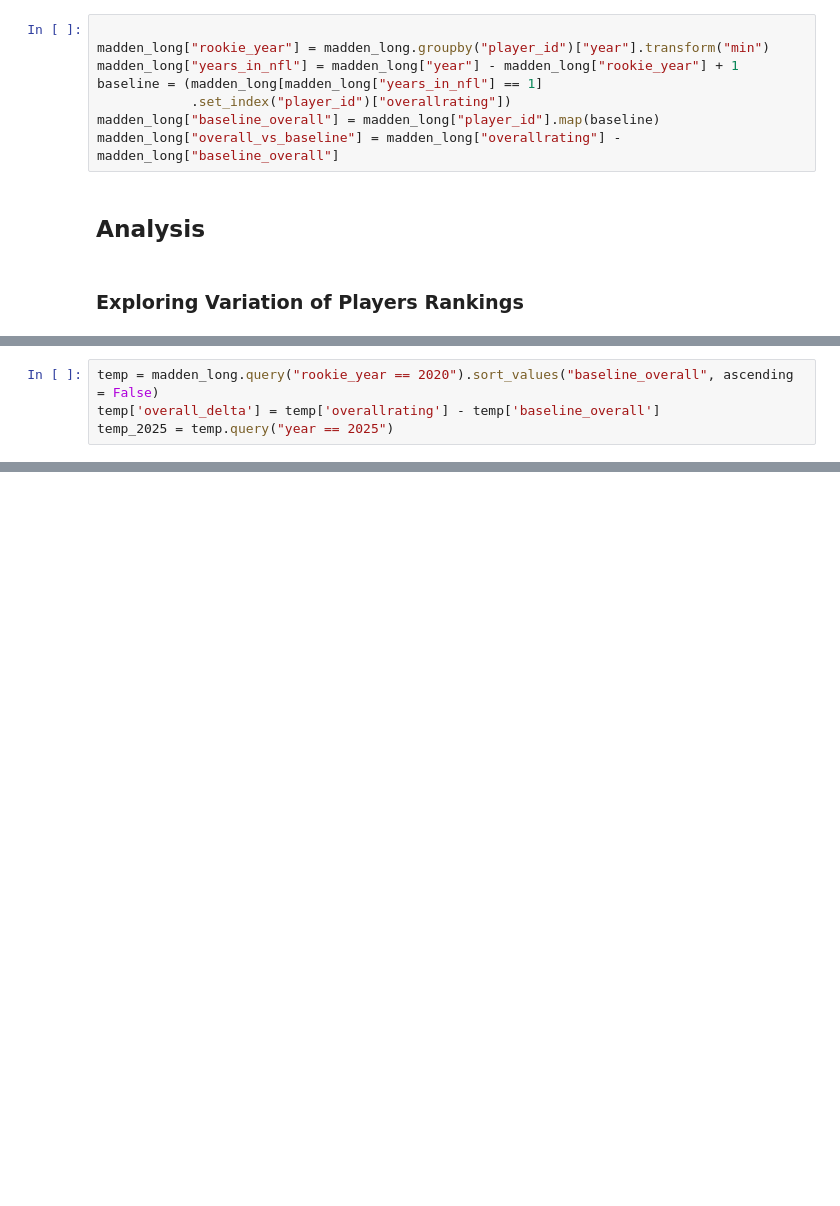
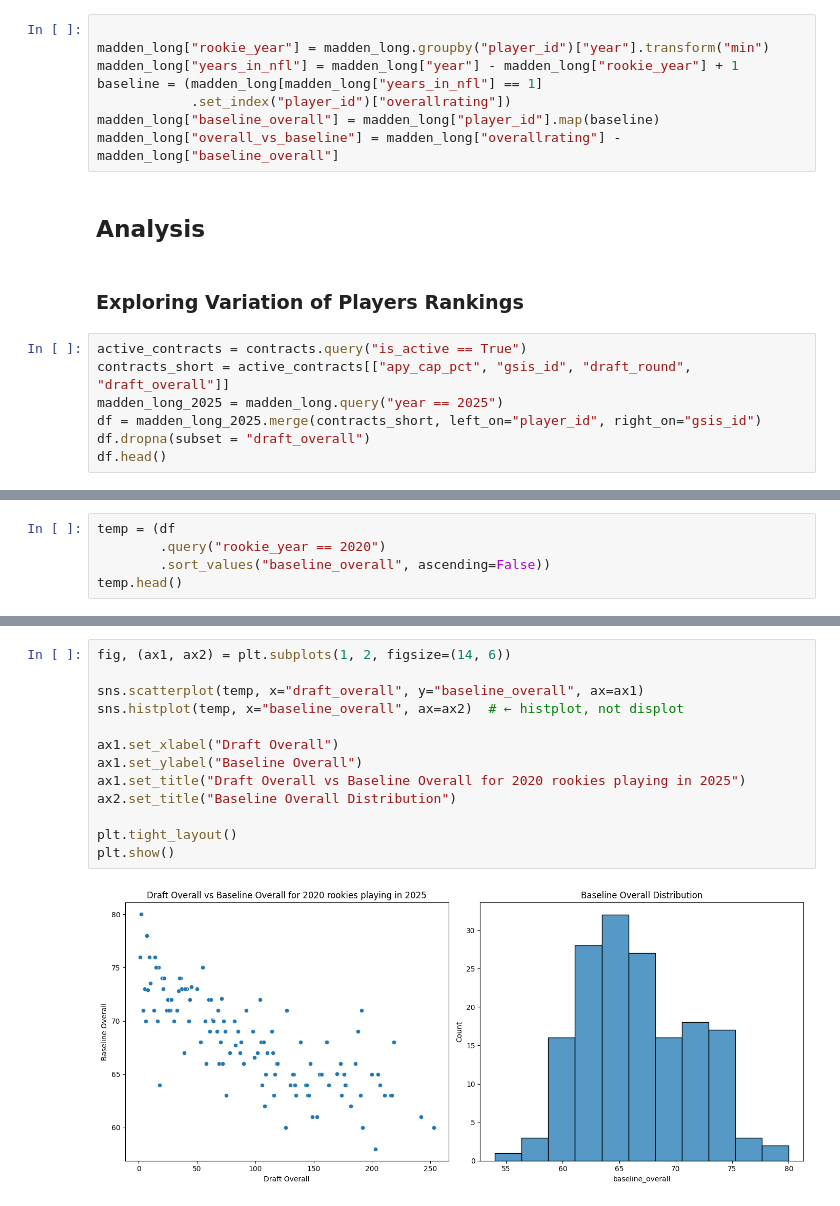
Before and after one commit to CharlieHubbard7/NFLResearch, a Jupyter notebook: (6_2_26)_NFL_Research.ipynb, the cells around one changed output, grey strips where cells are left out. Saved outputs shown, nothing was run; the diff lists cells and outputs as text; blank space fills up the shorter version.

```diff
--- a/(6_2_26)_NFL_Research.ipynb
+++ b/(6_2_26)_NFL_Research.ipynb
@@ -96,3 +96,10 @@ madden_long["overall_vs_baseline"] = madden_long["overallrating"] - madden_long[
 ## Analysis
 # %% [markdown]
 ### Exploring Variation of Players Rankings
+# %%
+active_contracts = contracts.query("is_active == True")
+contracts_short = active_contracts[["apy_cap_pct", "gsis_id", "draft_round", "draft_overall"]]
+madden_long_2025 = madden_long.query("year == 2025")
+df = madden_long_2025.merge(contracts_short, left_on="player_id", right_on="gsis_id")
+df.dropna(subset = "draft_overall")
+df.head()
@@ -99,4 +113,5 @@ madden_long["overall_vs_baseline"] = madden_long["overallrating"] - madden_long[
 # %%
-temp = madden_long.query("rookie_year == 2020").sort_values("baseline_overall", ascending = False)
-temp['overall_delta'] = temp['overallrating'] - temp['baseline_overall']
-temp_2025 = temp.query("year == 2025")
+temp = (df
+        .query("rookie_year == 2020")
+        .sort_values("baseline_overall", ascending=False))
+temp.head()
@@ -148,0 +125,15 @@ plt.show()
+# %%
+fig, (ax1, ax2) = plt.subplots(1, 2, figsize=(14, 6))
+
+sns.scatterplot(temp, x="draft_overall", y="baseline_overall", ax=ax1)
+sns.histplot(temp, x="baseline_overall", ax=ax2)  # ← histplot, not displot
+
+ax1.set_xlabel("Draft Overall")
+ax1.set_ylabel("Baseline Overall")
+ax1.set_title("Draft Overall vs Baseline Overall for 2020 rookies playing in 2025")
+ax2.set_title("Baseline Overall Distribution")
+
+plt.tight_layout()
+plt.show()
+# %% [output]
+[figure, added]
```
Also changed, not shown: parts of 5 cells of this notebook.
